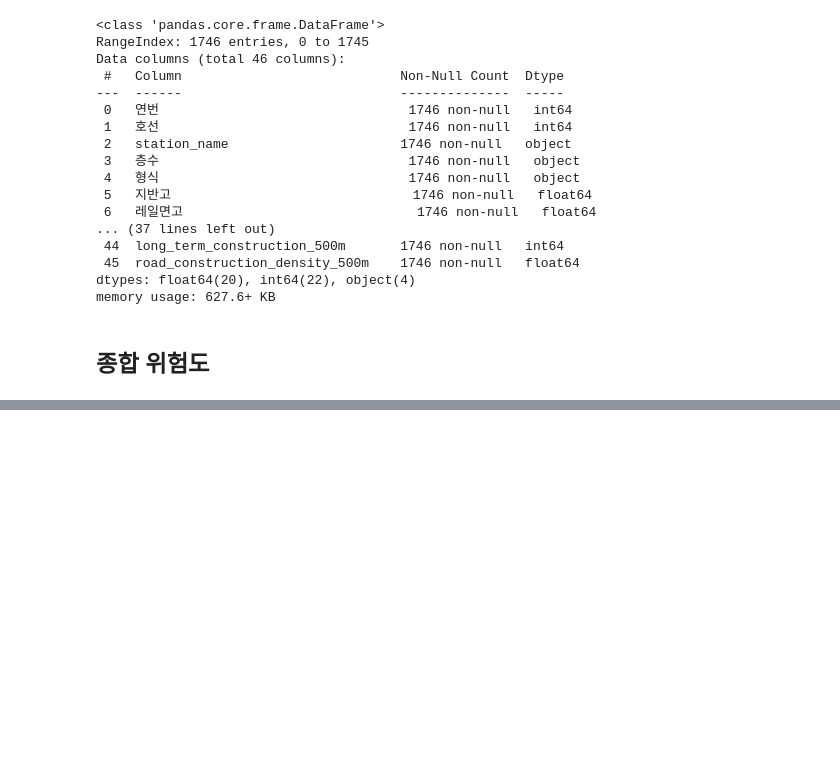
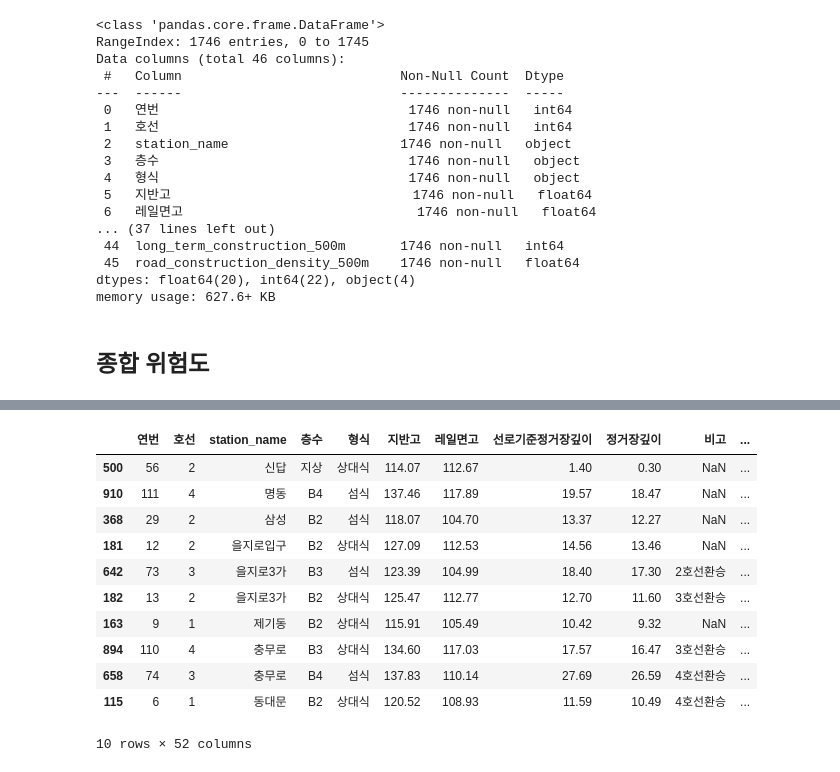
Before and after one commit to 25-1-SI/feature-engineering, a Jupyter notebook: notebooks/feature.ipynb, the cells around one changed output, grey strips where cells are left out. Drawn from its saved outputs; the diff is of its cells as text; code cells hidden in the pictures; blank space fills up the shorter version.

Commit message:
risk score 점수 개선

```diff
--- a/notebooks/feature.ipynb
+++ b/notebooks/feature.ipynb
@@ -399,9 +403,9 @@ features['infrastructure_density'] = (
   features['water_sewer_construction_500m'] * 2
 )
 
-# 위험도 등급 분류
-features['risk_level'] = pd.cut(
-  features['comprehensive_risk_score'],
-  bins=4,
-  labels=['Low', 'Medium', 'High', 'Very High']
-)
+# # 위험도 등급 분류
+# features['risk_level'] = pd.cut(
+#   features['comprehensive_risk_score'],
+#   bins=4,
+#   labels=['Low', 'Medium', 'High', 'Very High']
+# )
@@ -407,0 +433,18 @@ features['risk_level'] = pd.cut(
+# %%
+from sklearn.preprocessing import StandardScaler
+
+scaler = StandardScaler()
+
+scaled_array = scaler.fit_transform(
+    features[['underground_activity_density',
+              'ground_disturbance_index',
+              'infrastructure_density',
+              'comprehensive_risk_score'
+              ]]
+)
+
+
+features['underground_activity_density'] = scaled_array[:, 0]
+features['ground_disturbance_index'] = scaled_array[:, 1]
+features['infrastructure_density'] = scaled_array[:, 2]
+features['comprehensive_risk_score'] = scaled_array[:, 3]
@@ -407,0 +472,8 @@ features['risk_level'] = pd.cut(
+# %%
+features['total_score'] = features['underground_activity_density']+features['ground_disturbance_index']+features['infrastructure_density']
+
+features['risk_level'] = pd.cut(
+  features['total_score']+features['comprehensive_risk_score'],
+  bins=4,
+  labels=['Low', 'Medium', 'High', 'Very High']
+)
@@ -408,3 +491,20 @@ features['risk_level'] = pd.cut(
+# %%
+features = features.drop_duplicates(subset=['호선', 'station_name'], keep='first')
+# %%
+features.sort_values(by='total_score', ascending=False).head(10)
+# %% [output]
+|  | 연번 | 호선 | station_name | 층수 | 형식 | 지반고 | 레일면고 | 선로기준정거장깊이 | 정거장깊이 | 비고 | ... |
+| 500 | 56 | 2 | 신답 | 지상 | 상대식 | 114.07 | 112.67 | 1.40 | 0.30 | NaN | ... |
+| 910 | 111 | 4 | 명동 | B4 | 섬식 | 137.46 | 117.89 | 19.57 | 18.47 | NaN | ... |
+| 368 | 29 | 2 | 삼성 | B2 | 섬식 | 118.07 | 104.70 | 13.37 | 12.27 | NaN | ... |
+| 181 | 12 | 2 | 을지로입구 | B2 | 상대식 | 127.09 | 112.53 | 14.56 | 13.46 | NaN | ... |
+| 642 | 73 | 3 | 을지로3가 | B3 | 섬식 | 123.39 | 104.99 | 18.40 | 17.30 | 2호선환승 | ... |
+| 182 | 13 | 2 | 을지로3가 | B2 | 상대식 | 125.47 | 112.77 | 12.70 | 11.60 | 3호선환승 | ... |
+| 163 | 9 | 1 | 제기동 | B2 | 상대식 | 115.91 | 105.49 | 10.42 | 9.32 | NaN | ... |
+| 894 | 110 | 4 | 충무로 | B3 | 상대식 | 134.60 | 117.03 | 17.57 | 16.47 | 3호선환승 | ... |
+| 658 | 74 | 3 | 충무로 | B4 | 섬식 | 137.83 | 110.14 | 27.69 | 26.59 | 4호선환승 | ... |
+| 115 | 6 | 1 | 동대문 | B2 | 상대식 | 120.52 | 108.93 | 11.59 | 10.49 | 4호선환승 | ... |
+10 rows × 52 columns
 # %%
 features.to_csv(
   './data/processed/feature_engineering.csv',
```
Also changed, not shown: parts of 6 cells of this notebook, 4 other files.
